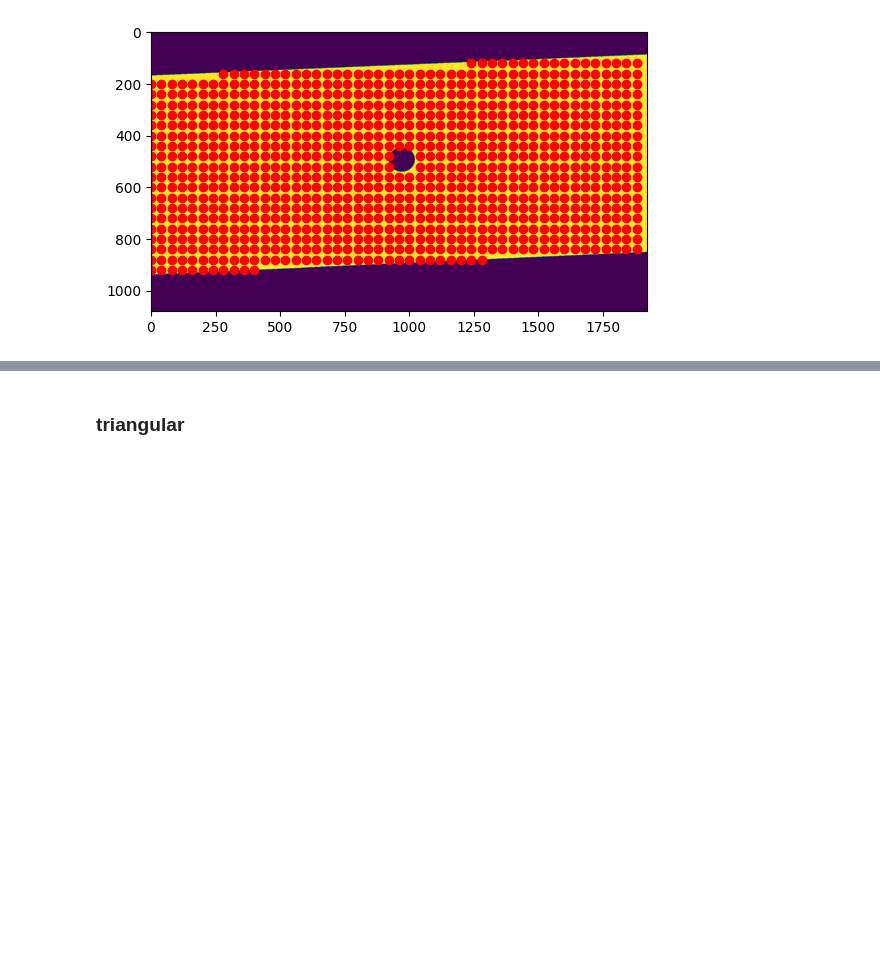
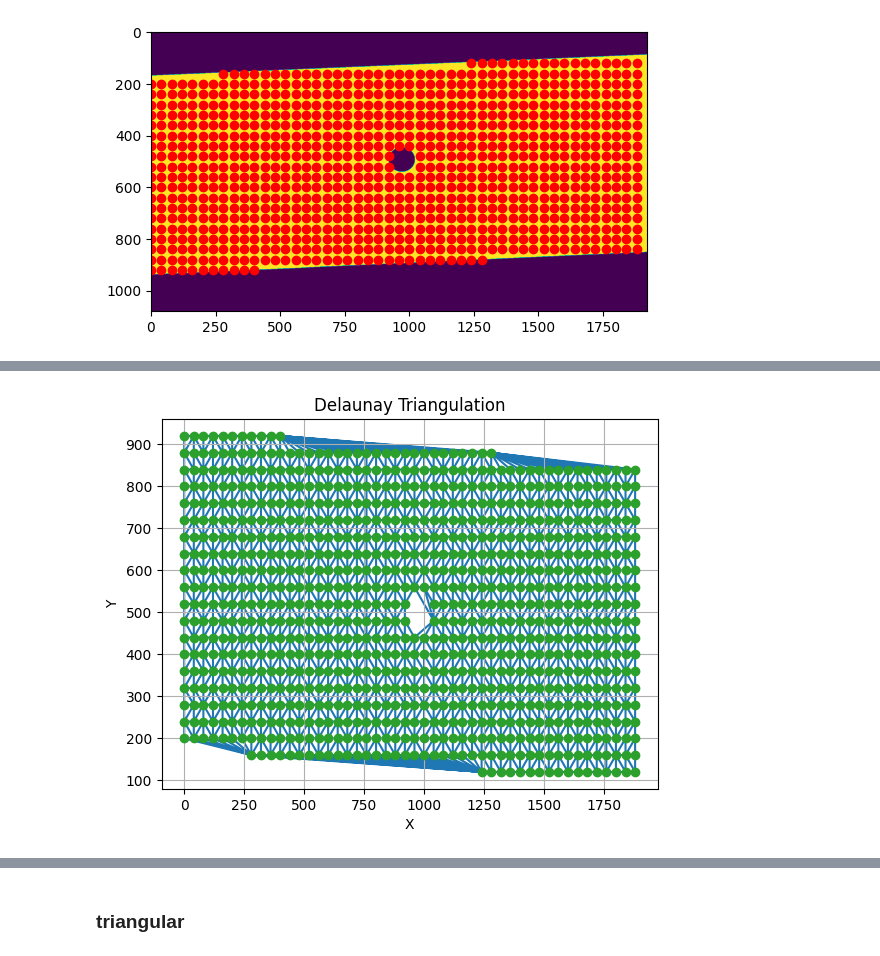
Before and after one commit to ravilkooo/ContactlessPlaneTesting, a Jupyter notebook: ravil/creating_mesh.ipynb, the cells around one changed output, grey strips where cells are left out. Drawn from its saved outputs; the diff is of its cells as text; code cells hidden in the pictures; blank space fills up the shorter version.

```diff
--- a/ravil/creating_mesh.ipynb
+++ b/ravil/creating_mesh.ipynb
@@ -186,0 +116,12 @@ np.save('nodes_for_ilsur.npy', nodes_for_ilsur)
+# %%
+conn_table = np.array(conn_table_copy)
+# %%
+plt.triplot(points[:, 0], points[:, 1], conn_table)
+plt.plot(points[:, 0], points[:, 1], 'o')
+plt.xlabel('X')
+plt.ylabel('Y')
+plt.title('Delaunay Triangulation')
+plt.grid(True)
+plt.show()
+# %% [output]
+[figure, added]
```
Also changed, not shown: parts of 49 cells of this notebook, 2 other files.
